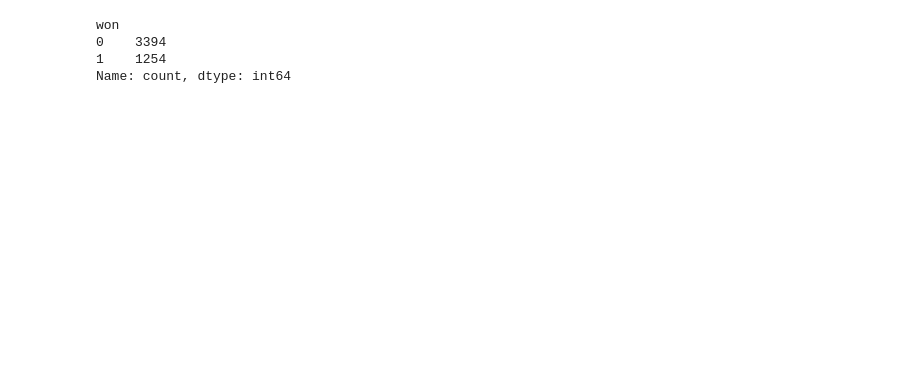
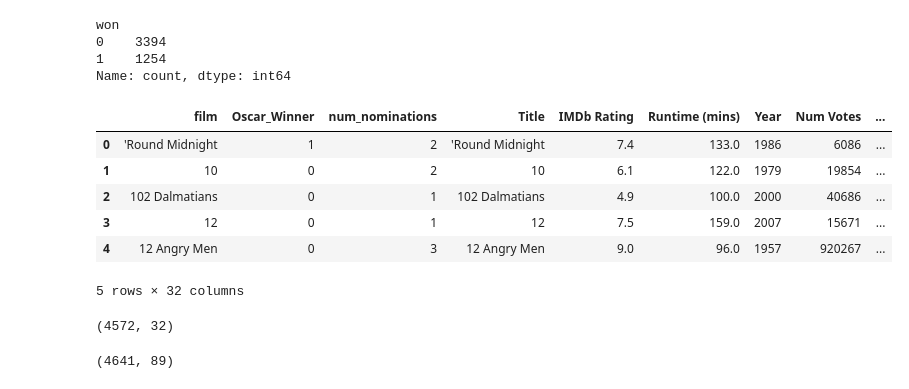
Before and after one commit to swathi-ms/Project-5, a Jupyter notebook: code/Ryan.ipynb, the cells around one changed output. Cells and saved outputs as stored; diff of their text form; code cells hidden in the pictures; blank space fills up the shorter version.

```diff
--- a/code/Ryan.ipynb
+++ b/code/Ryan.ipynb
@@ -938,3 +944,18 @@ won
 0    3394
 1    1254
 Name: count, dtype: int64
+# %%
+df_rolled = pd.read_csv('../data/df_rolled.csv')
+df_rolled.head()
+# %% [output]
+|  | film | Oscar_Winner | num_nominations | Title | IMDb Rating | Runtime (mins) | Year | Num Votes | ... |
+| 0 | 'Round Midnight | 1 | 2 | 'Round Midnight | 7.4 | 133.0 | 1986 | 6086 | ... |
+| 1 | 10 | 0 | 2 | 10 | 6.1 | 122.0 | 1979 | 19854 | ... |
+| 2 | 102 Dalmatians | 0 | 1 | 102 Dalmatians | 4.9 | 100.0 | 2000 | 40686 | ... |
+| 3 | 12 | 0 | 1 | 12 | 7.5 | 159.0 | 2007 | 15671 | ... |
+| 4 | 12 Angry Men | 0 | 3 | 12 Angry Men | 9.0 | 96.0 | 1957 | 920267 | ... |
+5 rows × 32 columns
+# %%
+df_rolled.shape
+# %% [output]
+(4572, 32)
@@ -940,0 +970,5 @@ Name: count, dtype: int64
+# %%
+final_df = pd.merge(oscars, df_rolled, left_on = 'film', right_on = 'film', how = 'inner')
+final_df.shape
+# %% [output]
+(4641, 89)
```
Also changed, not shown: parts of 17 cells of this notebook, 5 other files.
